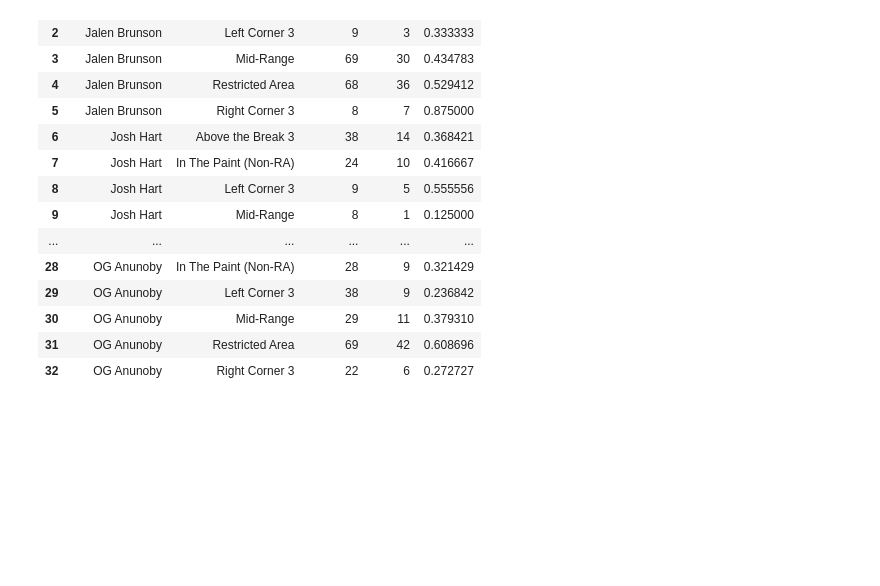
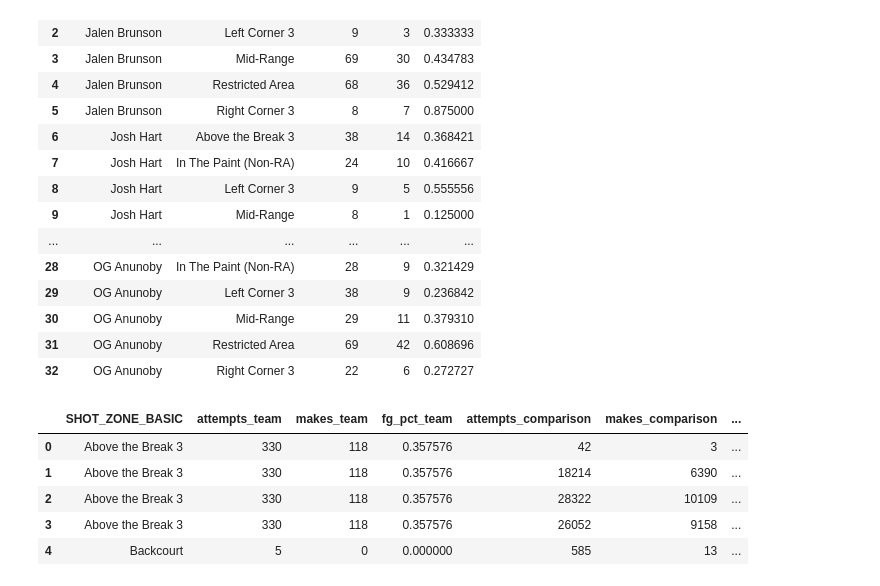
Before and after one commit to parkerbaker203/nba-shot-selection-llm, a Jupyter notebook: pipelines/transformation_testing.ipynb, the cells around one changed output. Drawn from its saved outputs; the diff is of its cells as text; code cells hidden in the pictures; blank space fills up the shorter version.

```diff
--- a/pipelines/transformation_testing.ipynb
+++ b/pipelines/transformation_testing.ipynb
@@ -217,0 +215,10 @@ def get_opponent_average(opponent_name = "League"):
+# %%
+knicks_vs_league = compare_to_league(team_shots_df=knicks, season="2024-25", season_type="Playoffs")
+knicks_vs_league.head()
+# %% [output]
+|  | SHOT_ZONE_BASIC | attempts_team | makes_team | fg_pct_team | attempts_comparison | makes_comparison | ... |
+| 0 | Above the Break 3 | 330 | 118 | 0.357576 | 42 | 3 | ... |
+| 1 | Above the Break 3 | 330 | 118 | 0.357576 | 18214 | 6390 | ... |
+| 2 | Above the Break 3 | 330 | 118 | 0.357576 | 28322 | 10109 | ... |
+| 3 | Above the Break 3 | 330 | 118 | 0.357576 | 26052 | 9158 | ... |
+| 4 | Backcourt | 5 | 0 | 0.000000 | 585 | 13 | ... |
```
Also changed, not shown: parts of 15 cells of this notebook, 4 other files.
